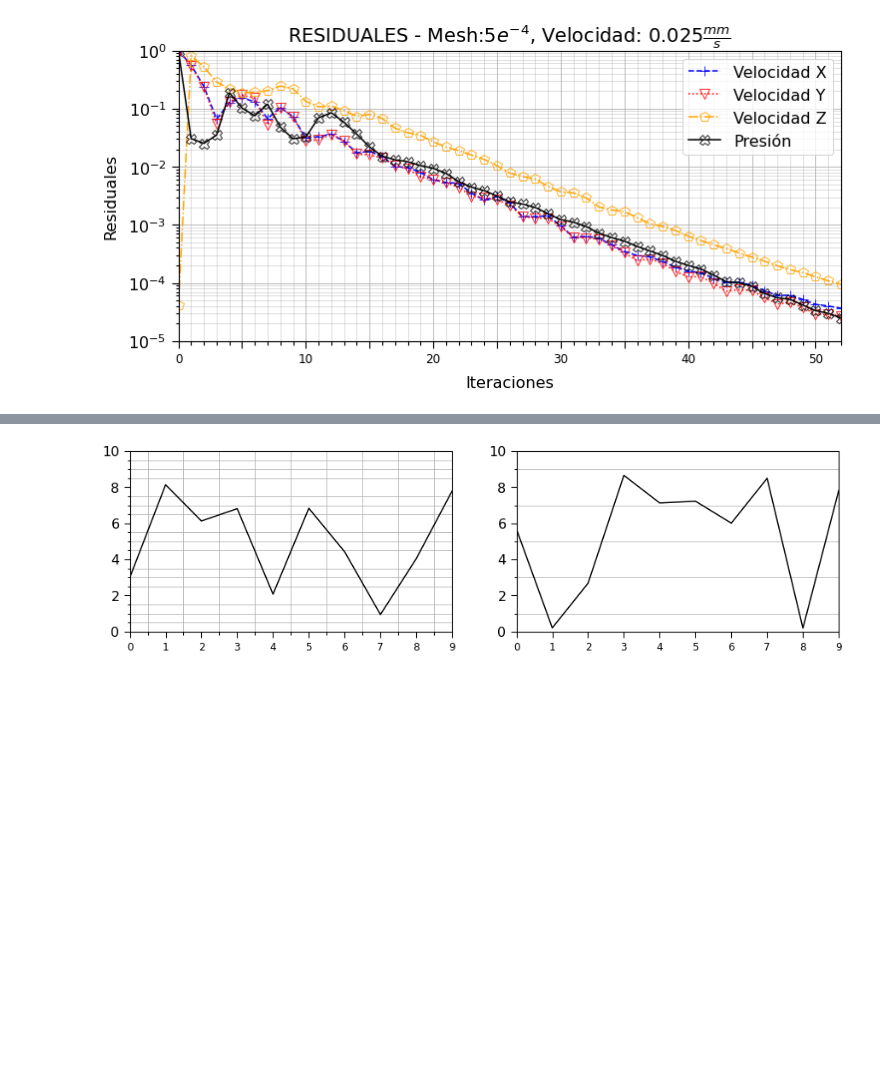
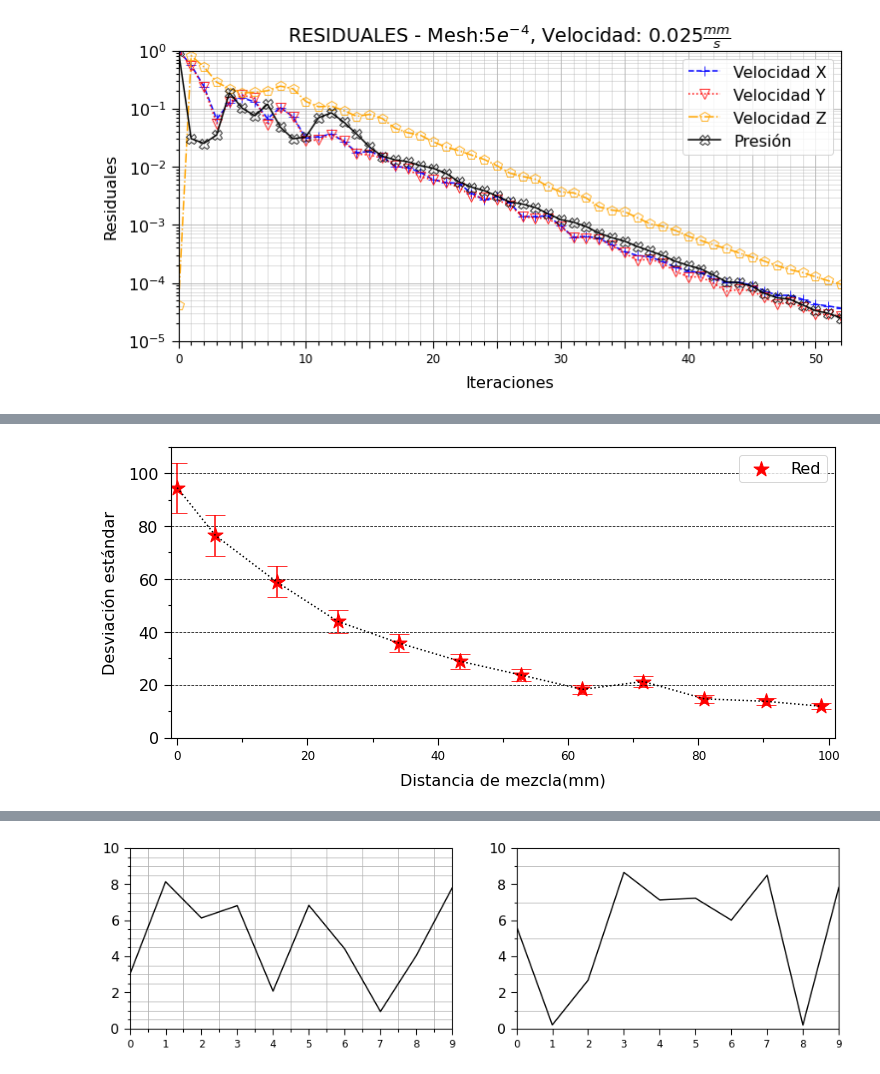
Before and after one commit to And2300/Trash, a Jupyter notebook: plots_C3.ipynb, the cells around one changed output, grey strips where cells are left out. Saved outputs shown, nothing was run; the diff lists cells and outputs as text; code cells hidden in the pictures; blank space fills up the shorter version.

```diff
--- a/plots_C3.ipynb
+++ b/plots_C3.ipynb
@@ -117,0 +122,2 @@ plt.show()
+# %%
+df = pd.read_excel('datos_cao.xlsx')
@@ -117,0 +168,5 @@ plt.show()
+# %%
+newindces = [0, 5.8645, 15.2495, 24.6345, 34.0195, 43.4045, 52.7895,
+             62.1745, 71.5595, 80.9445, 90.3295, 95.364+3.5]  #9.385
+# %%
+df['new_indices']=newindces
@@ -117,0 +189,30 @@ plt.show()
+# %%
+plt.scatter(df['new_indices'],df['stdR'], label="Red", color='red', marker='*', s=250)
+plt.errorbar(df['new_indices'],df['stdR'], yerr = df['stdR']*0.1 , linestyle=":",  capsize=10,  ecolor="red") #[df['stdR']*0.1,df['stdR']*0.2]
+
+plt.scatter(df['new_indices'],df['stdG'], label="Green", color='green', marker='v', s=250)
+plt.errorbar(df['new_indices'],df['stdG'], yerr = df['stdG']*0.1 , linestyle=":",  capsize=10,  ecolor="green") #[df['stdG']*0.1,df['stdG']*0.2]
+
+plt.scatter(df['new_indices'],df['stdB'], label="Blue", color='blue', marker='p', s=250)
+plt.errorbar(df['new_indices'],df['stdB'], yerr = df['stdB']*0.1, linestyle=":",  capsize=10,  ecolor="blue") #[df['stdB']*0.5,df['stdB']*0.7]
+
+
+plt.xlim(-1, 101)
+plt.ylim(0, 110)
+#plt.title('Desviación estándar del valor Rojo en el microcanal caótico')
+plt.xlabel(r'Distancia de mezcla(mm)')
+plt.ylabel(r'Desviación estándar')
+plt.legend(loc='upper right')
+
+#plt.yscale('log')
+#plt.text(3, 32, r'$y= 3.959 \pm 0.082 \frac{mm}{s}$', fontsize=15)
+#plt.text(1, 33, r'$v_{experimental}= 3.739 \pm 0.393 \frac{mm}{s}$', fontsize=20)
+#plt.text(6, 15, r'$\^v_{teórico}= 3.589 \frac{mm}{s}$', fontsize=20)
+#plt.annotate('[b]', xy=(0,38),fontsize=30)
+plt.grid(axis='y',color = 'k', linestyle = '--', linewidth = 0.75)
+plt.gca().xaxis.set_minor_locator(AutoMinorLocator(n=2))
+plt.gca().yaxis.set_minor_locator(AutoMinorLocator(n=2))
+plt.savefig("chaotic_0075_R.png", dpi=500,bbox_inches='tight')
+plt.show()
+# %% [output]
+[figure, added]
```
Also changed, not shown: parts of 34 cells of this notebook.
